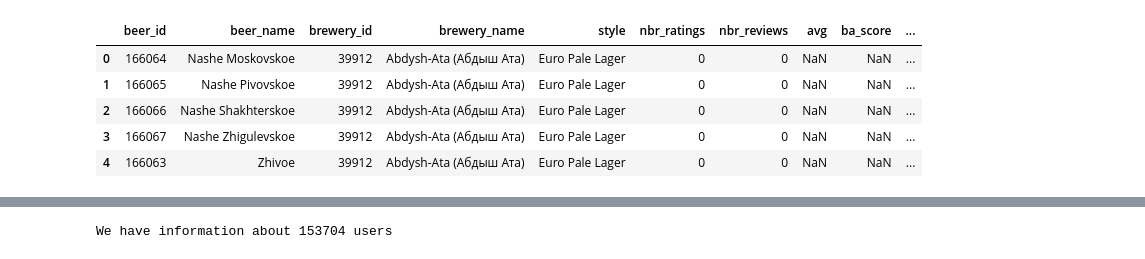
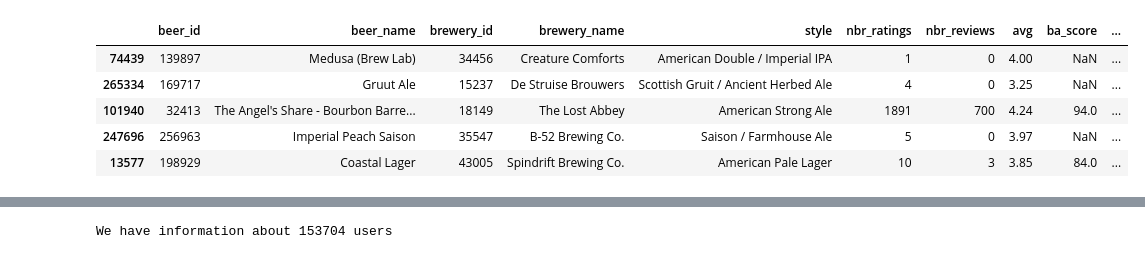
Before and after one commit to epfl-ada/ada-2024-project-adavengers, a Jupyter notebook: ADA_dataset.ipynb, the cells around one changed output, grey strips where cells are left out. Cells and saved outputs as stored; diff of their text form; code cells hidden in the pictures.

```diff
--- a/ADA_dataset.ipynb
+++ b/ADA_dataset.ipynb
@@ -50,0 +10,2 @@ ratings_with_text_rb.txt.gz
+# %%
+extracted_path_ba = 'data/BeerAdvocate'
@@ -51,10 +37,10 @@ ratings_with_text_rb.txt.gz
 # %%
-beers_advocate = pd.read_csv('/content/BeerReviews/BeerAdvocate/beers.csv')
-beers_advocate.head(5)
+beers_advocate = pd.read_csv(extracted_path_ba+"/beers.csv")
+beers_advocate.sample(5)
 # %% [output]
 |  | beer_id | beer_name | brewery_id | brewery_name | style | nbr_ratings | nbr_reviews | avg | ba_score | ... |
-| 0 | 166064 | Nashe Moskovskoe | 39912 | Abdysh-Ata (Абдыш Ата) | Euro Pale Lager | 0 | 0 | NaN | NaN | ... |
-| 1 | 166065 | Nashe Pivovskoe | 39912 | Abdysh-Ata (Абдыш Ата) | Euro Pale Lager | 0 | 0 | NaN | NaN | ... |
-| 2 | 166066 | Nashe Shakhterskoe | 39912 | Abdysh-Ata (Абдыш Ата) | Euro Pale Lager | 0 | 0 | NaN | NaN | ... |
-| 3 | 166067 | Nashe Zhigulevskoe | 39912 | Abdysh-Ata (Абдыш Ата) | Euro Pale Lager | 0 | 0 | NaN | NaN | ... |
-| 4 | 166063 | Zhivoe | 39912 | Abdysh-Ata (Абдыш Ата) | Euro Pale Lager | 0 | 0 | NaN | NaN | ... |
+| 74439 | 139897 | Medusa (Brew Lab) | 34456 | Creature Comforts | American Double / Imperial IPA | 1 | 0 | 4.00 | NaN | ... |
+| 265334 | 169717 | Gruut Ale | 15237 | De Struise Brouwers | Scottish Gruit / Ancient Herbed Ale | 4 | 0 | 3.25 | NaN | ... |
+| 101940 | 32413 | The Angel's Share - Bourbon Barre... | 18149 | The Lost Abbey | American Strong Ale | 1891 | 700 | 4.24 | 94.0 | ... |
+| 247696 | 256963 | Imperial Peach Saison | 35547 | B-52 Brewing Co. | Saison / Farmhouse Ale | 5 | 0 | 3.97 | NaN | ... |
+| 13577 | 198929 | Coastal Lager | 43005 | Spindrift Brewing Co. | American Pale Lager | 10 | 3 | 3.85 | 84.0 | ... |
```
Also changed, not shown: parts of 45 cells of this notebook.
